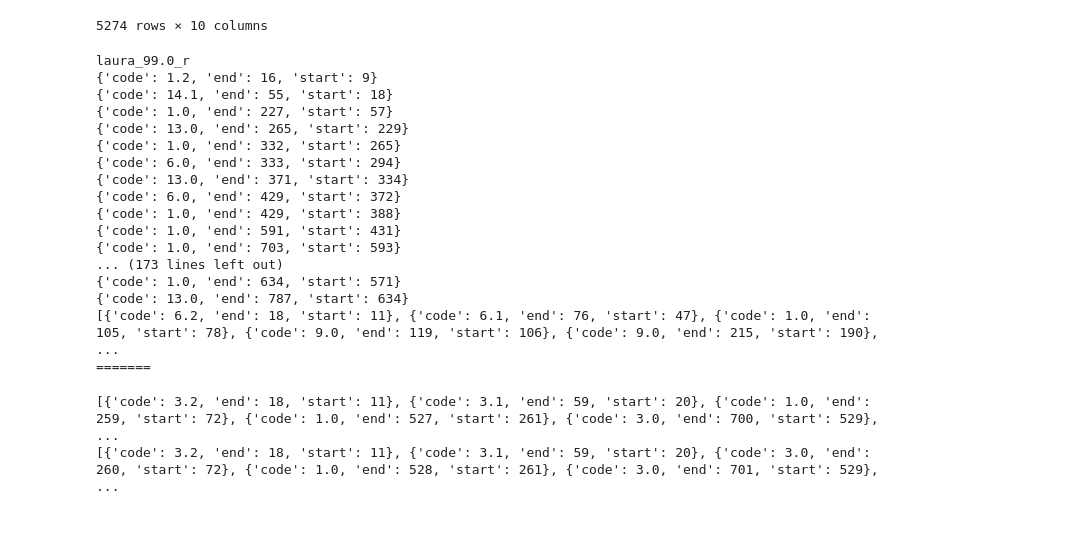
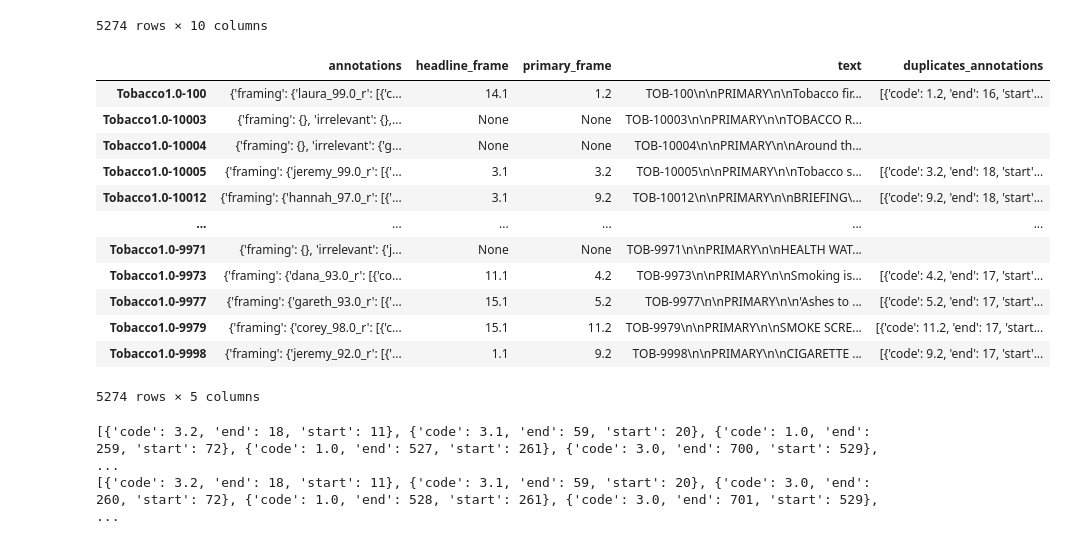
Before and after one commit to jmlDC/MARISOL-Thesis22-23, a Jupyter notebook: MFC.ipynb, the cells around one changed output. Saved outputs shown, nothing was run; the diff lists cells and outputs as text; code cells hidden in the pictures.

Commit message:
checkpoint: done adding the annotations code. Next will make the dup_code annotation side by side text

```diff
--- a/MFC.ipynb
+++ b/MFC.ipynb
@@ -149,7 +149,6 @@ tab_df
 # https://www.trainingint.com/how-to-find-duplicates-in-a-python-list.html#:~:text=list%20contains%20duplicates-,mylist%20%3D%20%5B5%2C%203%2C%205%2C%202%2C%201,5%20%26%206%20are%20duplicate%20numbers.&text=Alternatively%2C%20we%20can%20create%20a,to%20alert%20us%20of%20duplicates.&text=return%20False-,mylist%20%3D%20%5B5%2C%203%2C%205%2C%202%2C%201,repeated%20number%20in%20the%20list.
 
 from operator import itemgetter
-
 def return_duplicates(mylist=[]):
     duplist = [] # empty list to hold the duplicate elements from the list
     sorted_list = sorted(mylist, key=itemgetter('start'))
@@ -166,39 +165,44 @@ def return_duplicates(mylist=[]):
             pass
     return duplist
 
-for x in tab_df['annotations'].iloc[:10]:
-    annotator = x['framing']
-    dupli = []
-    # print('r', annotator)
-    if len(annotator) != 0:
-        for a in annotator:
-            print(a)
-            for c in x['framing'][a]:
-                print(c)
-                dupli.append(c)
-        print(return_duplicates(dupli))
+def adding_duplicate_annotationsDF(df):
 
-    else:
-        print('wala')
-    print("=======\n")
+    workingDF = df[['annotations','headline_frame','primary_frame', 'text']].copy()
+    workingDF.insert(loc=4,  column='duplicates_annotations', value="")
+
+    for index, x in enumerate(tab_df['annotations']):
+        annotator = x['framing']
+        dupli = []
+        # print('r', annotator)
+        if len(annotator) != 0:
+            for a in annotator:
+                # print(a)
+                for c in x['framing'][a]:
+                    # print(c)
+                    dupli.append(c)
+            # print(return_duplicates(dupli))
+            workingDF.iat[index, 4]= return_duplicates(dupli)
+
+        # else:
+        #     print('wala')
+        # print("=======\n")
+    return workingDF
-# %% [output]
-laura_99.0_r
-{'code': 1.2, 'end': 16, 'start': 9}
-{'code': 14.1, 'end': 55, 'start': 18}
-{'code': 1.0, 'end': 227, 'start': 57}
-{'code': 13.0, 'end': 265, 'start': 229}
-{'code': 1.0, 'end': 332, 'start': 265}
-{'code': 6.0, 'end': 333, 'start': 294}
-{'code': 13.0, 'end': 371, 'start': 334}
-{'code': 6.0, 'end': 429, 'start': 372}
-{'code': 1.0, 'end': 429, 'start': 388}
-{'code': 1.0, 'end': 591, 'start': 431}
-{'code': 1.0, 'end': 703, 'start': 593}
-... (173 lines left out)
-{'code': 1.0, 'end': 634, 'start': 571}
-{'code': 13.0, 'end': 787, 'start': 634}
-[{'code': 6.2, 'end': 18, 'start': 11}, {'code': 6.1, 'end': 76, 'start': 47}, {'code': 1.0, 'end': 105, 'start': 78}, {'code': 9.0, 'end': 119, 'start': 106}, {'code': 9.0, 'end': 215, 'start': 190}, ...
-=======
+# %%
+adding_duplicate_annotationsDF(tab_df)
+# %% [output]
+|  | annotations | headline_frame | primary_frame | text | duplicates_annotations |
+| Tobacco1.0-100 | {'framing': {'laura_99.0_r': [{'c... | 14.1 | 1.2 | TOB-100\n\nPRIMARY\n\nTobacco fir... | [{'code': 1.2, 'end': 16, 'start'... |
+| Tobacco1.0-10003 | {'framing': {}, 'irrelevant': {},... | None | None | TOB-10003\n\nPRIMARY\n\nTOBACCO R... |  |
+| Tobacco1.0-10004 | {'framing': {}, 'irrelevant': {'g... | None | None | TOB-10004\n\nPRIMARY\n\nAround th... |  |
+| Tobacco1.0-10005 | {'framing': {'jeremy_99.0_r': [{'... | 3.1 | 3.2 | TOB-10005\n\nPRIMARY\n\nTobacco s... | [{'code': 3.2, 'end': 18, 'start'... |
+| Tobacco1.0-10012 | {'framing': {'hannah_97.0_r': [{'... | 3.1 | 9.2 | TOB-10012\n\nPRIMARY\n\nBRIEFING\... | [{'code': 9.2, 'end': 18, 'start'... |
+| ... | ... | ... | ... | ... | ... |
+| Tobacco1.0-9971 | {'framing': {}, 'irrelevant': {'j... | None | None | TOB-9971\n\nPRIMARY\n\nHEALTH WAT... |  |
+| Tobacco1.0-9973 | {'framing': {'dana_93.0_r': [{'co... | 11.1 | 4.2 | TOB-9973\n\nPRIMARY\n\nSmoking is... | [{'code': 4.2, 'end': 17, 'start'... |
+| Tobacco1.0-9977 | {'framing': {'gareth_93.0_r': [{'... | 15.1 | 5.2 | TOB-9977\n\nPRIMARY\n\n'Ashes to ... | [{'code': 5.2, 'end': 17, 'start'... |
+| Tobacco1.0-9979 | {'framing': {'corey_98.0_r': [{'c... | 15.1 | 11.2 | TOB-9979\n\nPRIMARY\n\nSMOKE SCRE... | [{'code': 11.2, 'end': 17, 'start... |
+| Tobacco1.0-9998 | {'framing': {'jeremy_92.0_r': [{'... | 1.1 | 9.2 | TOB-9998\n\nPRIMARY\n\nCIGARETTE ... | [{'code': 9.2, 'end': 17, 'start'... |
+5274 rows × 5 columns
 # %%
 for x in tab_df['annotations'][3]['framing']:
     print(tab_df['annotations'][3]['framing'])
```
